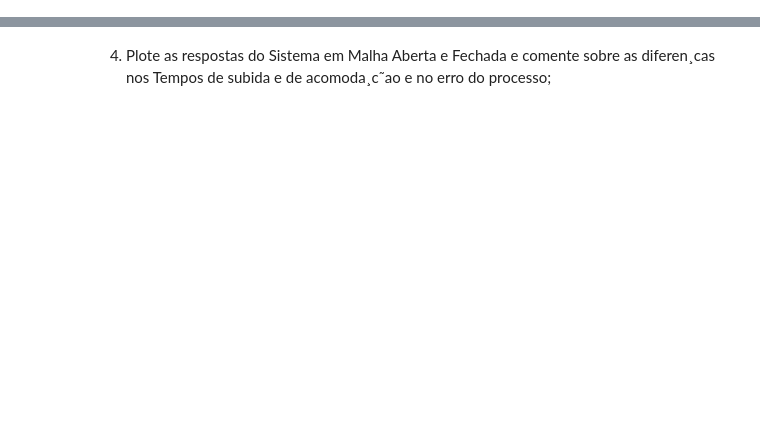
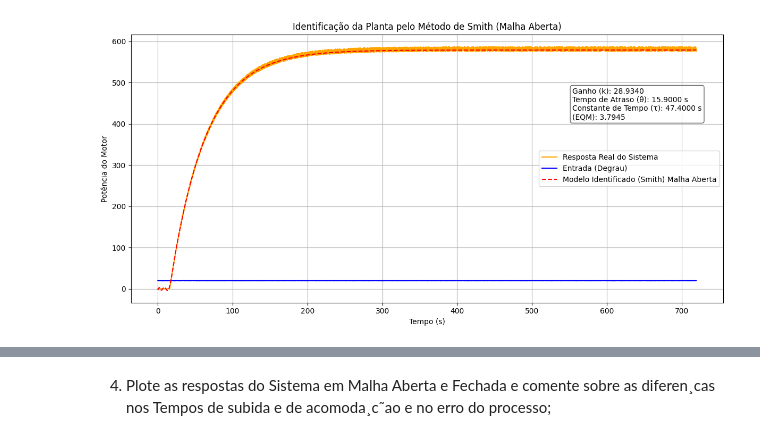
Before and after one commit to bsmvictor/Sistemas-Embarcados, a Jupyter notebook: Projeto_pratico/Smith.ipynb, the cells around one changed output, grey strips where cells are left out. Saved outputs shown, nothing was run; the diff lists cells and outputs as text; code cells hidden in the pictures; blank space fills up the shorter version.

```diff
--- a/Projeto_pratico/Smith.ipynb
+++ b/Projeto_pratico/Smith.ipynb
@@ -193,0 +3,94 @@ Erro Quadrático Médio (EQM): 517.4408071592516
+# %%
+import numpy as np
+import matplotlib.pyplot as plt
+import control as ctrl
+
+# Carregar o dataset
+data = loadmat(r'C:\Users\victo\Documents\Sistemas-Embarcados\Projeto_pratico\Dataset_Grupo4.mat')
+
+# Extraindo entrada, saída e tempo
+entrada = data['TARGET_DATA____ProjetoC213_Degrau'][1]  # A segunda linha é a entrada
+saida = data['TARGET_DATA____ProjetoC213_PotenciaMotor'][1]  # A segunda linha é a saída
+tempo = data['TARGET_DATA____ProjetoC213_Degrau'][0]  # A primeira linha é o tempo
+
+# 1. Determinar o valor final da saída
+valor_final = saida[-1]
+
+# 2. Encontrar os tempos correspondentes a 28,3% e 63,2% do valor final
+y1 = 0.283 * valor_final
+y2 = 0.632 * valor_final
+
+# Encontrar t1 e t2 nos dados
+t1 = tempo[np.where(saida >= y1)[0][0]]
+t2 = tempo[np.where(saida >= y2)[0][0]]
+
+# 3. Calcular τ e θ usando o Método de Smith
+tau = 1.5 * (t2 - t1)
+theta = t2 - tau
+
+# 4. Calcular o ganho k
+amplitude_degrau = entrada.mean()  # Amplitude do degrau de entrada
+k = (valor_final - saida[0]) / amplitude_degrau
+
+# 5. Modelo Identificado usando a Função de Transferência
+# Modelo: G(s) = k * exp(-theta*s) / (tau * s + 1)
+def modelo_identificado(k, tau, theta):
+    # Função de transferência do sistema de primeira ordem: G(s) = k / (tau * s + 1)
+    G_s = ctrl.tf([k], [tau, 1])
+    # Aproximação de Pade para o atraso
+    num_pade, den_pade = ctrl.pade(theta, 5)  # Aproximação de ordem 5
+    Pade_approx = ctrl.tf(num_pade, den_pade)
+    # Função de transferência com atraso
+    return ctrl.series(G_s, Pade_approx)
+
+# 6. Calcular a resposta estimada usando o modelo
+resposta_modelo = modelo_identificado(k, tau, theta)
+
+# 7. Simular a resposta ao degrau do modelo identificado
+t_sim, y_modelo = ctrl.step_response(resposta_modelo*amplitude_degrau, T=tempo)
+
+# 8. Cálculo do Erro Quadrático Médio (EQM)
+EQM = np.sqrt(np.sum((y_modelo - saida) ** 2) / len(saida))
+
+# 9. Visualização dos Resultados
+plt.figure(figsize=(12, 6))
+plt.plot(tempo, saida, 'orange', label='Resposta Real do Sistema')
+plt.plot(tempo, entrada, label='Entrada (Degrau)', color='blue')
+plt.plot(t_sim, y_modelo, 'r--', label='Modelo Identificado (Smith) Malha Aberta')
+plt.title('Identificação da Planta pelo Método de Smith (Malha Aberta)')
+plt.xlabel('Tempo (s)')
+plt.ylabel('Potência do Motor')
+plt.legend()
+plt.grid()
+plt.tight_layout()
+
+# Adicionando os parâmetros identificados no gráfico em uma caixa delimitada
+props = dict(boxstyle='round', facecolor='white', alpha=0.6)  # Estilo da caixa
+
+textstr = '\n'.join((
+    f'Ganho (k): {k:.4f}',
+    f'Tempo de Atraso (θ): {theta:.4f} s',
+    f'Constante de Tempo (τ): {tau:.4f} s',
+    f'(EQM): {EQM:.4f}'))
+
+# Posicionar a caixa com os resultados no gráfico
+plt.text(tempo[-1] * 0.77, max(saida) * 0.7, textstr, fontsize=10, bbox=props)
+
+plt.show()
+
+# Exibir os resultados
+print(f'Método de Identificação: Smith (Malha Aberta)')
+print(f'Parâmetros Identificados:')
+print(f'Ganho (k): {k:.4f}')
+print(f'Tempo de Atraso (θ): {theta:.4f} s')
+print(f'Constante de Tempo (τ): {tau:.4f} s')
+print(f'Função de Transferência do Modelo Identificado: G(s) = {k:.4f} * e^(-{theta:.4f} * s) / ({tau:.4f} * s + 1)')
+print(f'Erro Quadrático Médio (EQM): {EQM}')
+
+info = ctrl.step_info(resposta_modelo)
+# Exibir o tempo de subida e o tempo de acomodação
+print(f"Tempo de subida(tr): {info['RiseTime']:.4f} s")
+print(f"Tempo de acomodação(ts): {info['SettlingTime']:.4f} s")
+print(f"valor de pico: {info['Peak']:.4f}")
+# %% [output]
+[figure, added]
```
Also changed, not shown: parts of 21 cells of this notebook.
